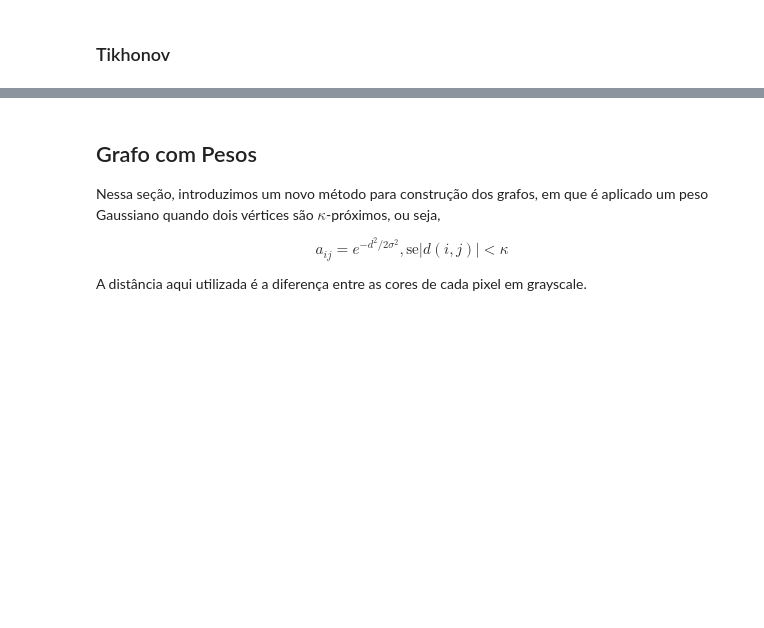
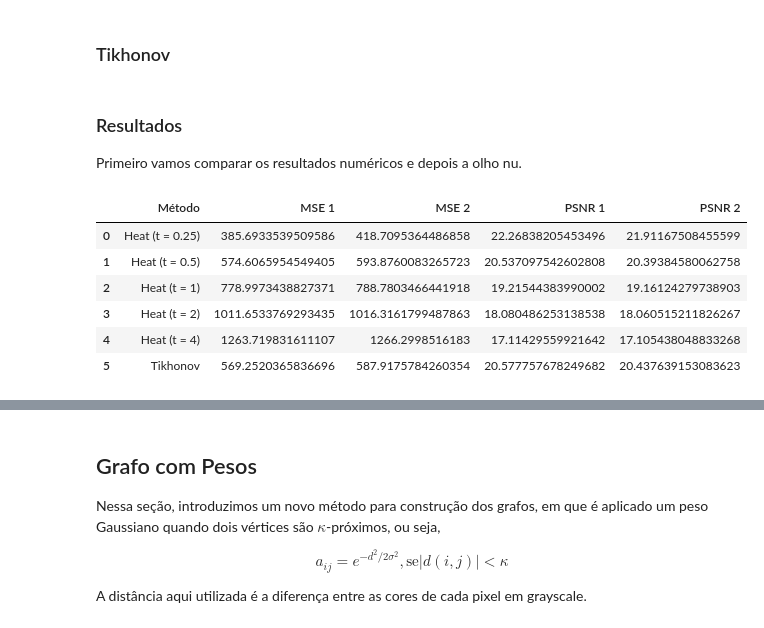
Before and after one commit to binha0/GraphFourierAnalysis, a Jupyter notebook: ProjetoFiltrosV2.ipynb, the cells around one changed output, grey strips where cells are left out. Cells and saved outputs as stored; diff of their text form; code cells hidden in the pictures; blank space fills up the shorter version.

```diff
--- a/ProjetoFiltrosV2.ipynb
+++ b/ProjetoFiltrosV2.ipynb
@@ -308,16 +303,65 @@ G_classico.compute_fourier_basis()
 # %%
 U = G_classico.U # autofunções
 lam = G_classico.e # autovalores
+# %%
+aux1 = U.T @ sinal_ruido1
+aux2 = U.T @ sinal_ruido2
 # %%
 # calculando a filtração
 tau = [1/4, 1/2, 1, 2, 4]
 
-heat_ruido1 = []
+heat_ruido1 = [] # resultados da filtração
 heat_ruido2 = []
+
+# listas para guardar as métricas de erro
+mse_heat1, mse_heat2 = [], []
+psnr_heat1, psnr_heat2 = [], []
 for t in tau:
-    r1 = U @ heat(lam, tau = t) @ U.T @ sinal_ruido1
-    r2 = U @ heat(lam, tau = t) @ U.T @ sinal_ruido2
+    # calculando o sinal filtrado
+    r1 = U @ heat(lam, tau = t) @ aux1
+    r2 = U @ heat(lam, tau = t) @ aux2
+
+    # guardando resultados
     heat_ruido1.append(r1)
     heat_ruido2.append(r2)
+
+    # metricas de erro
+    mse_heat1.append(MSE(sinal_original,r1))
+    mse_heat2.append(MSE(sinal_original,r2))
+    psnr_heat1.append(PSNR(sinal_original,r1))
+    psnr_heat2.append(PSNR(sinal_original,r2))
 # %% [markdown]
 ### Tikhonov
+# %%
+tik_ruido1 = U @ tikhonov(lam, 1) @ aux1
+tik_ruido2 = U @ tikhonov(lam) @ aux2
+
+mse_tik1 = MSE(sinal_original, tik_ruido1)
+mse_tik2 = MSE(sinal_original, tik_ruido2)
+psnr_tik1 = PSNR(sinal_original, tik_ruido1)
+psnr_tik2 = PSNR(sinal_original, tik_ruido2)
+# %% [markdown]
+### Resultados
+
+Primeiro vamos comparar os resultados numéricos e depois a olho nu.
+# %%
+labels = [f'Heat (t = {ts})' for ts in tau] + ["Tikhonov"]
+mse1 = mse_heat1 + [mse_tik1]
+psnr1 = psnr_heat1 + [psnr_tik1]
+mse2 = mse_heat2 + [mse_tik2]
+psnr2 = psnr_heat2 + [psnr_tik2]
+resultados = pd.DataFrame(data = np.array([labels,
+                                            mse1,
+                                            mse2,
+                                            psnr1,
+                                            psnr2]).T,
+                            columns = ['Método','MSE 1', 'MSE 2', 'PSNR 1','PSNR 2'])
+resultados
+# %% [output]
+|  | Método | MSE 1 | MSE 2 | PSNR 1 | PSNR 2 |
+| 0 | Heat (t = 0.25) | 385.6933539509586 | 418.7095364486858 | 22.26838205453496 | 21.91167508455599 |
+| 1 | Heat (t = 0.5) | 574.6065954549405 | 593.8760083265723 | 20.537097542602808 | 20.39384580062758 |
+| 2 | Heat (t = 1) | 778.9973438827371 | 788.7803466441918 | 19.21544383990002 | 19.16124279738903 |
+| 3 | Heat (t = 2) | 1011.6533769293435 | 1016.3161799487863 | 18.080486253138538 | 18.060515211826267 |
+| 4 | Heat (t = 4) | 1263.719831611107 | 1266.2998516183 | 17.11429559921642 | 17.105438048833268 |
+| 5 | Tikhonov | 569.2520365836696 | 587.9175784260354 | 20.577757678249682 | 20.437639153083623 |
```
Also changed, not shown: parts of 27 cells of this notebook.
